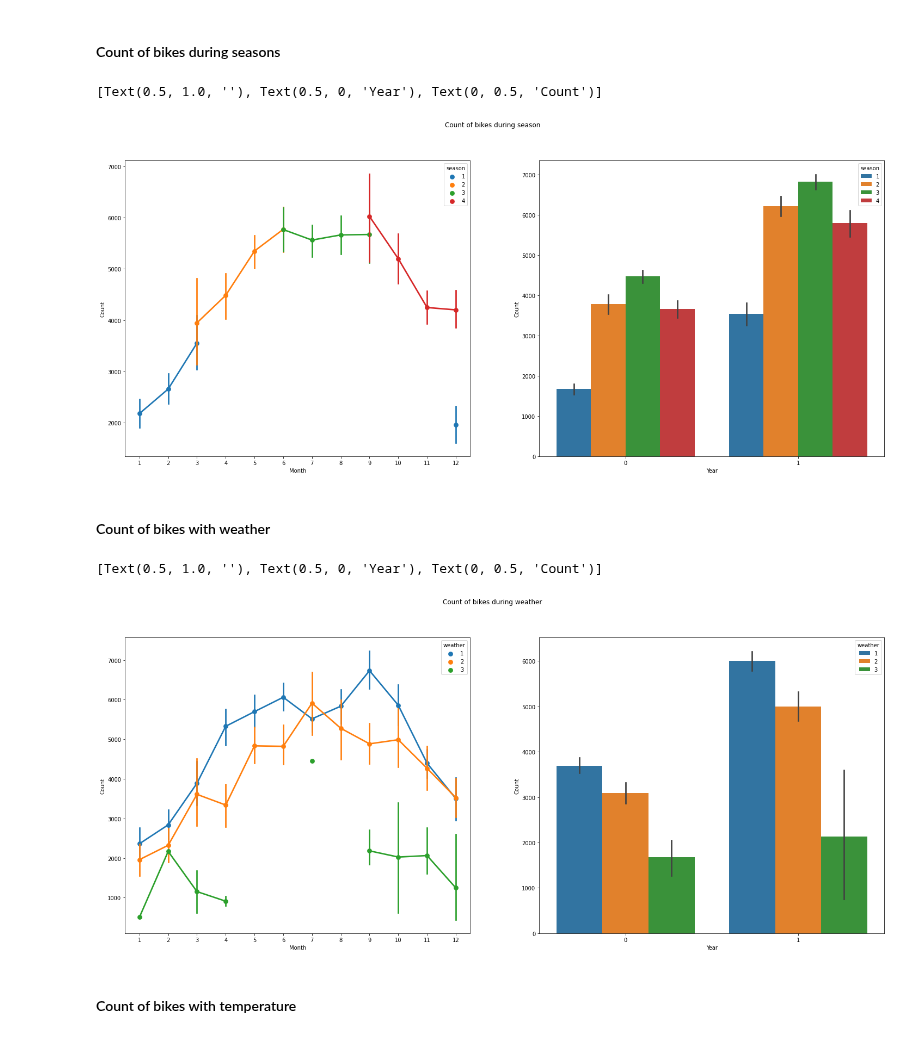
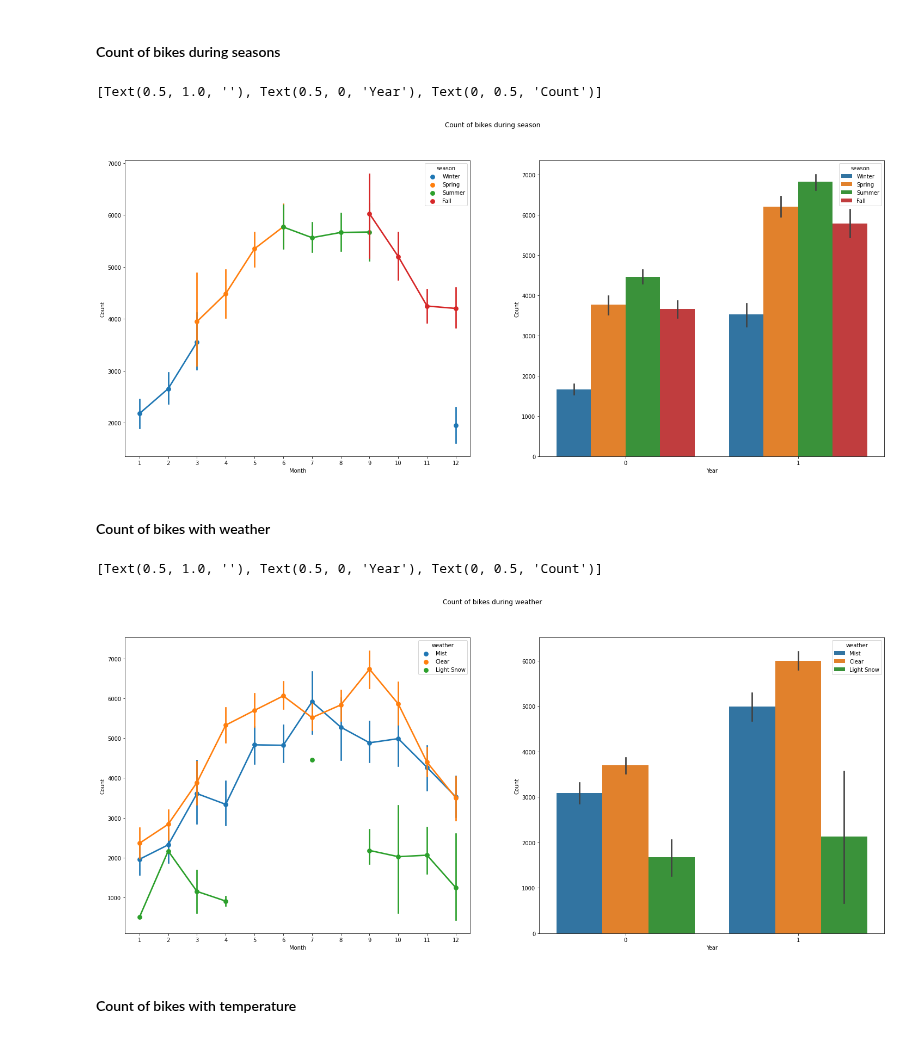
Before and after one commit to lianaling/bike-rental-forecast, a Jupyter notebook: notebooks/1.0_Data_Preprocessing.ipynb, the cells around one changed output. Drawn from its saved outputs; the diff is of its cells as text; code cells hidden in the pictures.

```diff
--- a/notebooks/1.0_Data_Preprocessing.ipynb
+++ b/notebooks/1.0_Data_Preprocessing.ipynb
@@ -356,0 +348,5 @@ df_day_data.head()
+# %%
+df2["season"].replace({1: "Winter", 2: "Spring", 3: "Summer", 4: "Fall"}, inplace=True)
+df2["weather"].replace({1: "Clear", 2: "Mist", 3: "Light Snow", 4: "Heavy Rain"}, inplace=True)
+df2["weekday"].replace({0: "Sunday", 1: "Monday", 2: "Tuesday", 3: "Wednesday", 4: "Thursday", 5: "Friday", 6: "Saturday"}, inplace=True)
+df2.head()
@@ -376,29 +379,29 @@ figure, axes = plt.subplots(1, 2, figsize = (25, 10))
 
 figure.suptitle("Count of bikes during season")
 
-sns.pointplot(data = df_day_data, x = 'month', y = 'count', hue = 'season', ax = axes[0])
+sns.pointplot(data = df2, x = 'month', y = 'count', hue = 'season', ax = axes[0])
 axes[0].set(title = '', xlabel = 'Month', ylabel = 'Count')
 
-sns.barplot(data = df_day_data, x = 'year', y = 'count', hue = 'season', ax = axes[1])
+sns.barplot(data = df2, x = 'year', y = 'count', hue = 'season', ax = axes[1])
 axes[1].set(title = '', xlabel = 'Year', ylabel = 'Count')
 # %% [output]
 [Text(0.5, 1.0, ''), Text(0.5, 0, 'Year'), Text(0, 0.5, 'Count')]
-[figure, old version]
+[figure, new version]
 # %% [markdown]
 #### Count of bikes with weather
 # %%
 figure, axes = plt.subplots(1, 2, figsize = (25, 10))
 
 figure.suptitle("Count of bikes during weather")
 
-sns.pointplot(data = df_day_data, x = 'month', y = 'count', hue = 'weather', ax = axes[0])
+sns.pointplot(data = df2, x = 'month', y = 'count', hue = 'weather', ax = axes[0])
 axes[0].set(title = '', xlabel = 'Month', ylabel = 'Count')
 
-sns.barplot(data = df_day_data, x = 'year', y = 'count', hue = 'weather', ax = axes[1])
+sns.barplot(data = df2, x = 'year', y = 'count', hue = 'weather', ax = axes[1])
 axes[1].set(title = '', xlabel = 'Year', ylabel = 'Count')
 # %% [output]
 [Text(0.5, 1.0, ''), Text(0.5, 0, 'Year'), Text(0, 0.5, 'Count')]
-[figure, old version]
+[figure, new version]
 # %% [markdown]
 #### Count of bikes with temperature
 # %%
```
Also changed, not shown: parts of 5 cells of this notebook.
